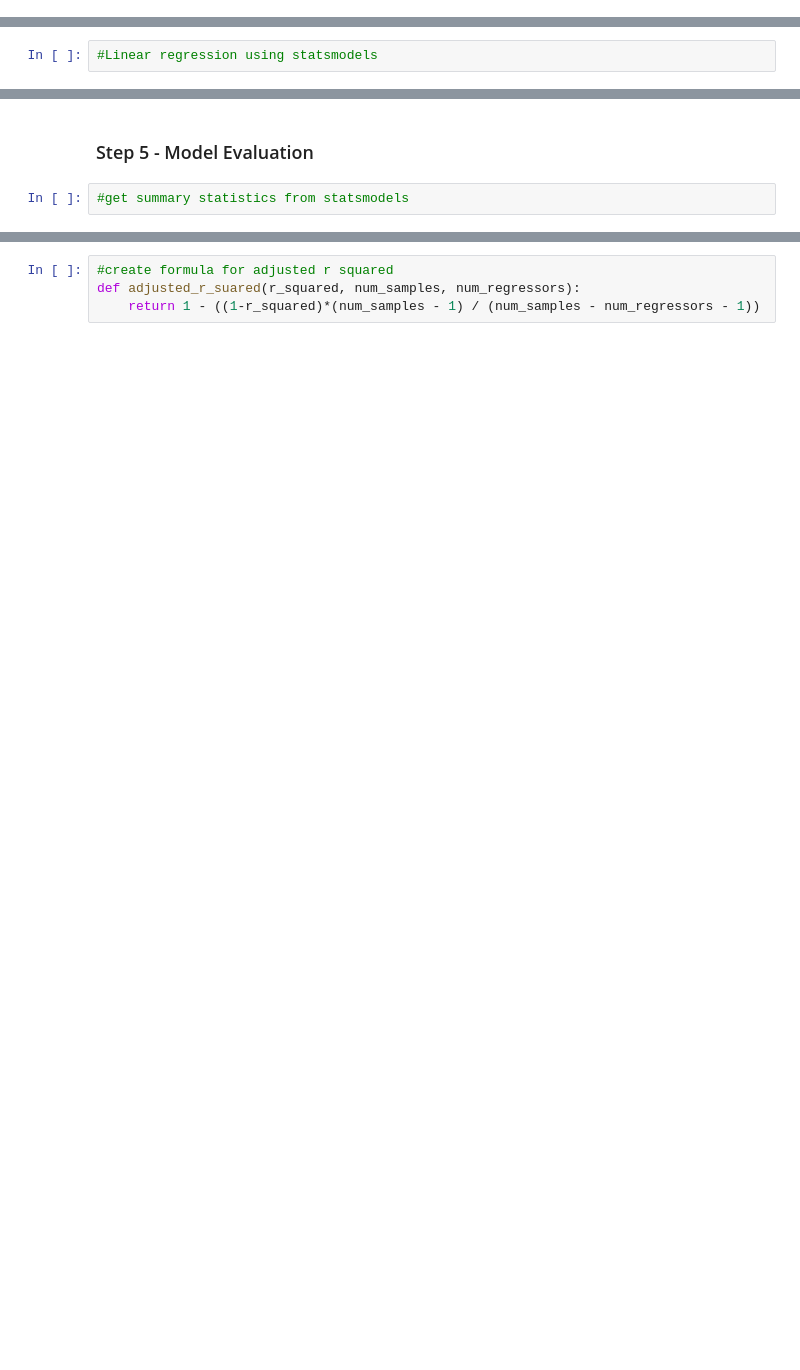
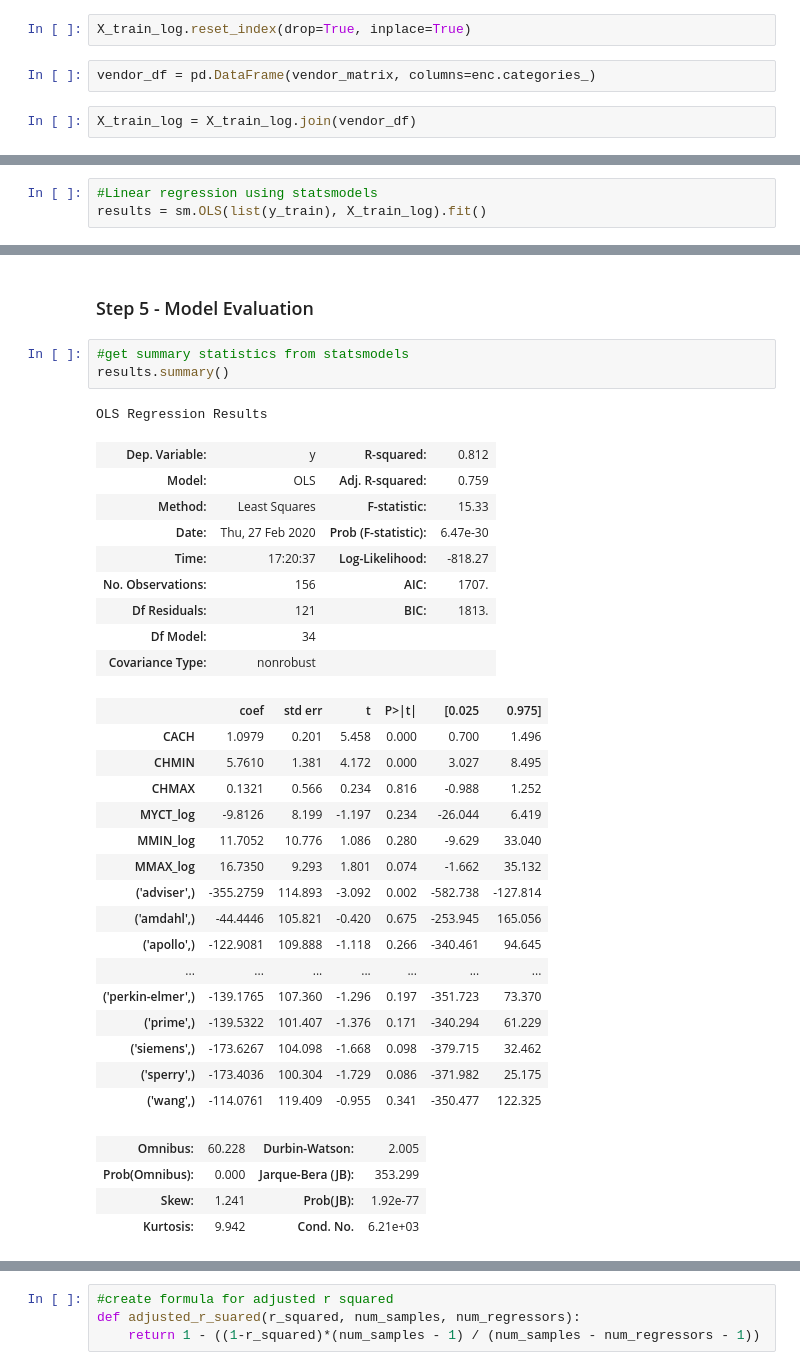
Before and after one commit to learn-co-students/dc-ds-010620, a Jupyter notebook: mod-4/Day-6-coach-lab-regression/Regression-lab.ipynb, the cells around one changed output, grey strips where cells are left out. Drawn from its saved outputs; the diff is of its cells as text; blank space fills up the shorter version.

```diff
--- a/mod-4/Day-6-coach-lab-regression/Regression-lab.ipynb
+++ b/mod-4/Day-6-coach-lab-regression/Regression-lab.ipynb
@@ -74,0 +197,6 @@ We will use only the training data for this part
+# %%
+X_train_log.reset_index(drop=True, inplace=True)
+# %%
+vendor_df = pd.DataFrame(vendor_matrix, columns=enc.categories_)
+# %%
+X_train_log = X_train_log.join(vendor_df)
@@ -82,6 +221,7 @@ Why do we do this?  What does it mean about the comparability of our variables?
 #### First let's use statsmodels
 # %%
 #Linear regression using statsmodels
+results = sm.OLS(list(y_train), X_train_log).fit()
 # %% [markdown]
 #### Now let's use sklearn
 # %%
@@ -92,3 +236,35 @@ Why do we do this?  What does it mean about the comparability of our variables?
 ### Step 5 - Model Evaluation
 # %%
 #get summary statistics from statsmodels
+results.summary()
+# %% [output]
+OLS Regression Results
+| Dep. Variable: | y | R-squared: | 0.812 |
+| Model: | OLS | Adj. R-squared: | 0.759 |
+| Method: | Least Squares | F-statistic: | 15.33 |
+| Date: | Thu, 27 Feb 2020 | Prob (F-statistic): | 6.47e-30 |
+| Time: | 17:20:37 | Log-Likelihood: | -818.27 |
+| No. Observations: | 156 | AIC: | 1707. |
+| Df Residuals: | 121 | BIC: | 1813. |
+| Df Model: | 34 |  |  |
+| Covariance Type: | nonrobust |  |  |
+|  | coef | std err | t | P>|t| | [0.025 | 0.975] |
+| CACH | 1.0979 | 0.201 | 5.458 | 0.000 | 0.700 | 1.496 |
+| CHMIN | 5.7610 | 1.381 | 4.172 | 0.000 | 3.027 | 8.495 |
+| CHMAX | 0.1321 | 0.566 | 0.234 | 0.816 | -0.988 | 1.252 |
+| MYCT_log | -9.8126 | 8.199 | -1.197 | 0.234 | -26.044 | 6.419 |
+| MMIN_log | 11.7052 | 10.776 | 1.086 | 0.280 | -9.629 | 33.040 |
+| MMAX_log | 16.7350 | 9.293 | 1.801 | 0.074 | -1.662 | 35.132 |
+| ('adviser',) | -355.2759 | 114.893 | -3.092 | 0.002 | -582.738 | -127.814 |
+| ('amdahl',) | -44.4446 | 105.821 | -0.420 | 0.675 | -253.945 | 165.056 |
+| ('apollo',) | -122.9081 | 109.888 | -1.118 | 0.266 | -340.461 | 94.645 |
+| ... | ... | ... | ... | ... | ... | ... |
+| ('perkin-elmer',) | -139.1765 | 107.360 | -1.296 | 0.197 | -351.723 | 73.370 |
+| ('prime',) | -139.5322 | 101.407 | -1.376 | 0.171 | -340.294 | 61.229 |
+| ('siemens',) | -173.6267 | 104.098 | -1.668 | 0.098 | -379.715 | 32.462 |
+| ('sperry',) | -173.4036 | 100.304 | -1.729 | 0.086 | -371.982 | 25.175 |
+| ('wang',) | -114.0761 | 119.409 | -0.955 | 0.341 | -350.477 | 122.325 |
+| Omnibus: | 60.228 | Durbin-Watson: | 2.005 |
+| Prob(Omnibus): | 0.000 | Jarque-Bera (JB): | 353.299 |
+| Skew: | 1.241 | Prob(JB): | 1.92e-77 |
+| Kurtosis: | 9.942 | Cond. No. | 6.21e+03 |
```
Also changed, not shown: parts of 33 cells of this notebook.
